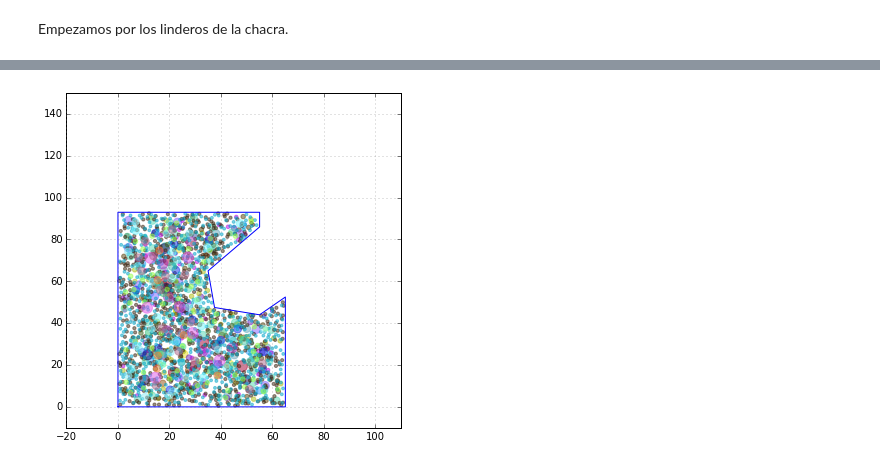
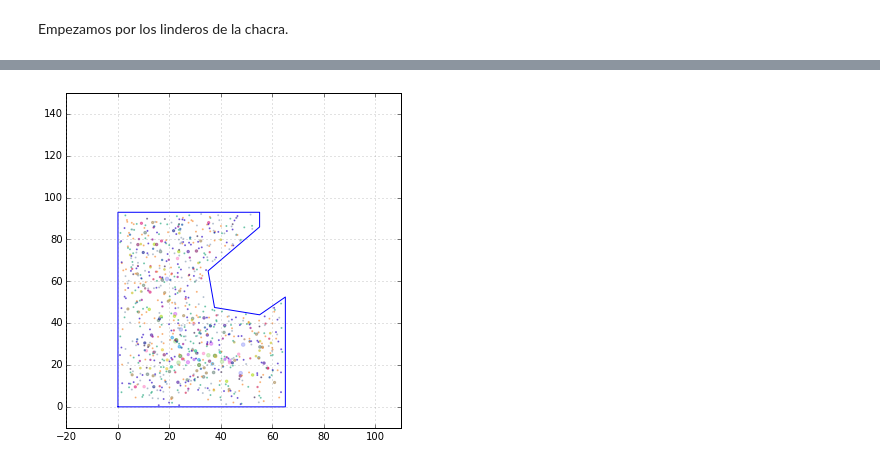
Before and after one commit to icarito/arbio-diagram, a Jupyter notebook: diagrama.ipynb, the cells around one changed output, grey strips where cells are left out. Saved outputs shown, nothing was run; the diff lists cells and outputs as text; code cells hidden in the pictures.

```diff
--- a/diagrama.ipynb
+++ b/diagrama.ipynb
@@ -103,34 +93,27 @@ def punto_aleatorio(poligono):
 class Poblacion:
     def __init__(self, poligono, especies):
         self.poligono = poligono
-        individuos_columns = ['id', 'pos', 'x', 'y', 'color', 'diametro']
-        self.individuos = pd.DataFrame(index=range(especies.cantidad.sum(axis=0)),
-                                       columns=individuos_columns, )
-        for especie in tqdm(especies.itertuples()):
+        individuos_columns = ['id', 'pos', 'x', 'y', 'color', 'Diametro.dosel', 'Nombre']
+        self.individuos = pd.DataFrame( columns=individuos_columns, )
+        self.n_individuos = 0
+        self.inubicables = 0
+        for especie in tqdm(list(especies.itertuples())):
             n_especie = especie[0]
             color_especie = np.random.rand(3,)
             planta_tipo = especies.loc[n_especie]
-            total = len(self.individuos)
-            for n_individuo in range(especies.cantidad[n_especie]):
+            for n_individuo in range(especies.ind[n_especie]):
+                self.n_individuos = self.n_individuos + 1
                 planta = planta_tipo.copy()
                 planta['id'] = n_especie
                 planta = self.ubicar(planta)
                 if planta['pos']:
                     planta['color'] = color_especie
-                    planta['diametro'] = int(float(planta['diametro'])*10)
-                self.individuos.loc[n_individuo + total] = planta
+                    planta['diametro'] = int(float(planta['Diametro.dosel'])*10)
+                    self.individuos.loc[self.n_individuos] = planta
                 self.individuos = self.individuos.dropna()
-
-    def regla_1(self, planta):
-            # Regla 1: La distancia al lindero debe ser mayor que la mitad de la altura
-            if planta.pos.distance(self.poligono.exterior) < planta.altura/2:
-                raise ValueError('regla1')
-
-    def regla_2(self, planta):
-            for anterior in self.individuos.itertuples():
-                if anterior[1] == planta.id:
-                    if planta.pos.distance(anterior[2]) < planta.distancia:
-                        raise ValueError('regla2')
+        if self.inubicables:
+            print ("No se pudieron ubicar " + str(self.inubicables) + " individuos.")
+            #self.inubicables = pd.DataFrame(self.inubicables)
 
     def ubicar(self, planta):
         intentos = 100
@@ -143,18 +126,15 @@ class Poblacion:
             planta['x'], planta['y'] = pos.xy
 
             try:
-                self.regla_1(planta)
-                self.regla_2(planta)
+                regla_1(self, planta)
+                regla_2(self, planta)
             except ValueError as e:
-                #if e:
-                #    print (e),
                 next
             else:
                 return planta
 
-        print ("No se pudo ubicar una "+especies.loc[planta.id].nombre)
-        planta['pos'] = self.poligono.representative_point()
-        planta['x'], planta['y'] = planta['pos'].xy
+        self.inubicables = self.inubicables + 1
+        planta['pos'] = None
         return planta
 # %%
 # Demora bastante
@@ -195,18 +153,18 @@ pob.individuos.dropna()
 # %%
 fig = plt.figure(figsize=(6, 6))
 chacra_x, chacra_y = chacra.exterior.xy
 ax = fig.add_subplot(111)
 ax.set_ylim(-10,150)
 ax.set_xlim(-20,110)
 ax.plot( *chacra.exterior.xy )
 ax.scatter(list(pob.individuos.x),
            list(pob.individuos.y),
            color=list(pob.individuos.color),
-           s=list(pob.individuos.diametro),
+           s=list(pob.individuos["Diametro.dosel"]),
            alpha=0.5)
 ax.grid(color='gray', alpha=0.9)
 # %% [output]
-[figure, old version]
+[figure, new version]
 # %%
 # Gráfico interactivo
 mpld3.display(fig)
```
Also changed, not shown: parts of 9 cells of this notebook, 2 other files.
